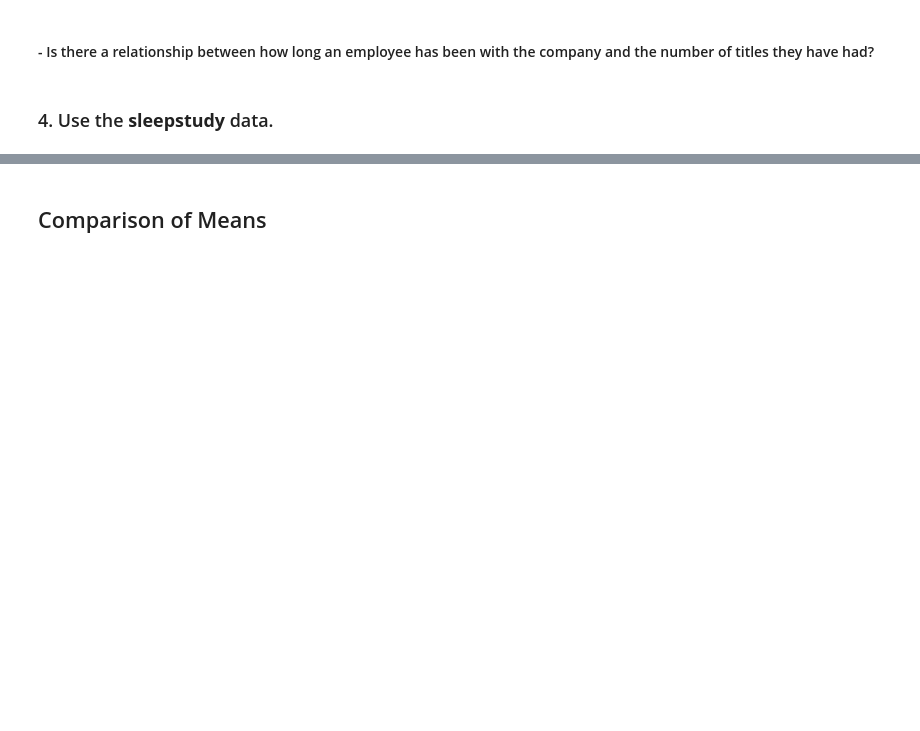
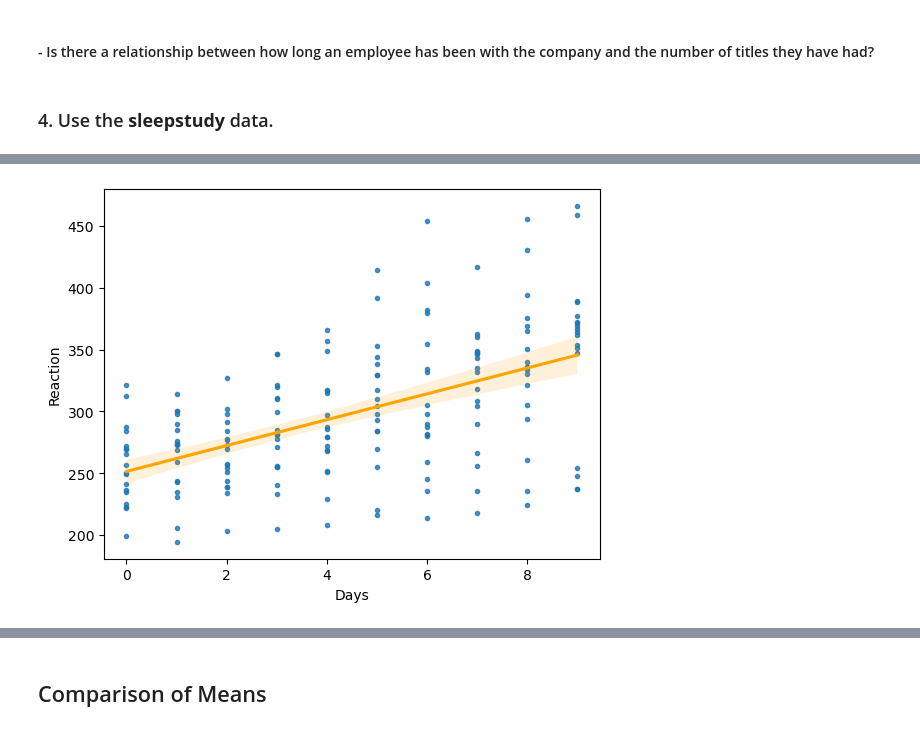
Before and after one commit to Segura-Jorge/statistics-exercises, a Jupyter notebook: hypothesis_testing.ipynb, the cells around one changed output, grey strips where cells are left out. Cells and saved outputs as stored; diff of their text form; code cells hidden in the pictures; blank space fills up the shorter version.

```diff
--- a/hypothesis_testing.ipynb
+++ b/hypothesis_testing.ipynb
@@ -817,3 +840,7 @@ salaries
 #### - Is there a relationship between how long an employee has been with the company and the number of titles they have had?
 # %% [markdown]
 ### 4. Use the **sleepstudy** data.
+# %%
+from pydataset import data
+sleep = data('sleepstudy')
+sleep.head()
@@ -821,0 +856,3 @@ salaries
+# %%
+sleep_reaction = sleep[['Reaction', 'Days']]
+sleep_reaction.head()
@@ -821,0 +866,5 @@ salaries
+# %%
+sns.regplot(x='Days', y='Reaction', data=sleep_reaction, marker='.', line_kws=dict(color='orange'))
+plt.show()
+# %% [output]
+[figure, added]
```
Also changed, not shown: parts of 45 cells of this notebook.
